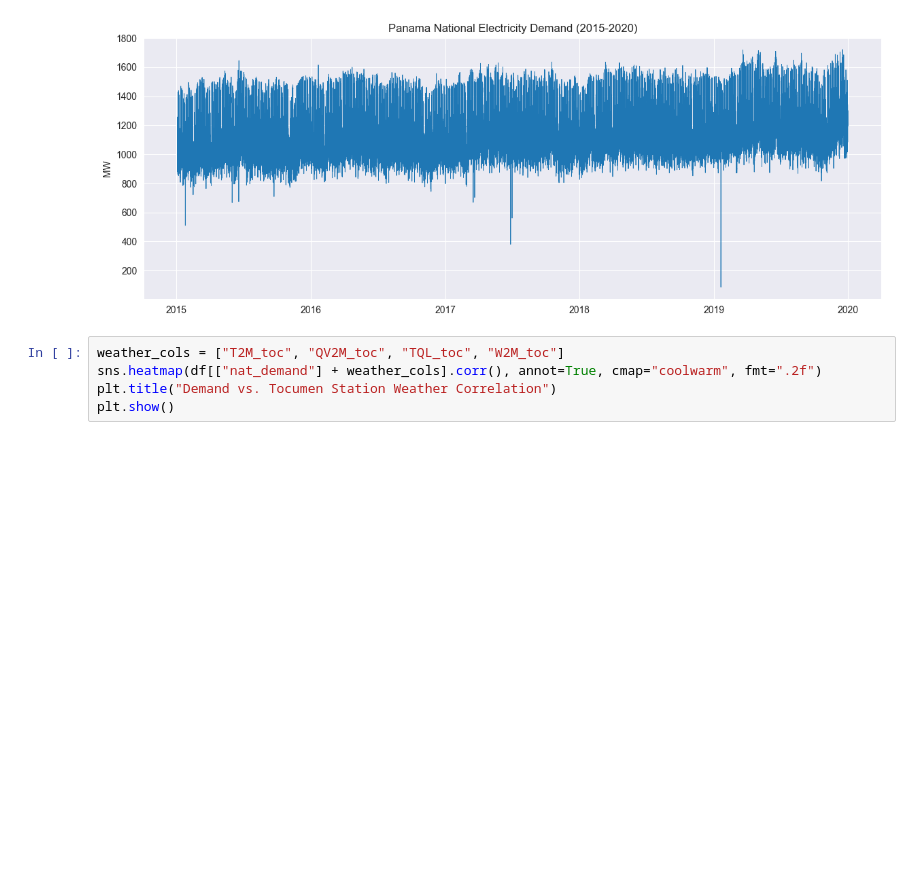
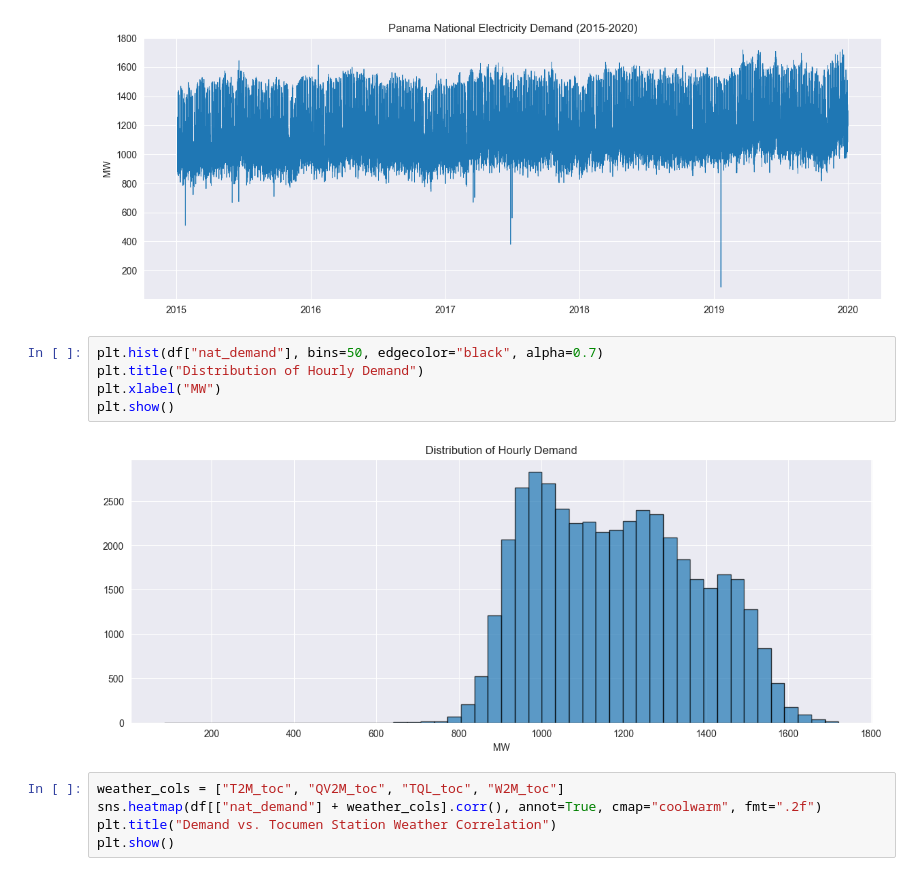
Before and after one commit to SereneSkyy/panama_electricity_forecast, a Jupyter notebook: Panama_Forecasting.ipynb, the cells around one changed output. Drawn from its saved outputs; the diff is of its cells as text; blank space fills up the shorter version.

```diff
--- a/Panama_Forecasting.ipynb
+++ b/Panama_Forecasting.ipynb
@@ -140,6 +139,13 @@ plt.ylabel("MW")
 plt.show()
 # %% [output]
 [figure]
+# %%
+plt.hist(df["nat_demand"], bins=50, edgecolor="black", alpha=0.7)
+plt.title("Distribution of Hourly Demand")
+plt.xlabel("MW")
+plt.show()
+# %% [output]
+[figure, added]
 # %%
 weather_cols = ["T2M_toc", "QV2M_toc", "TQL_toc", "W2M_toc"]
 sns.heatmap(df[["nat_demand"] + weather_cols].corr(), annot=True, cmap="coolwarm", fmt=".2f")
```
Also changed, not shown: parts of 31 cells of this notebook, 3 other files.
